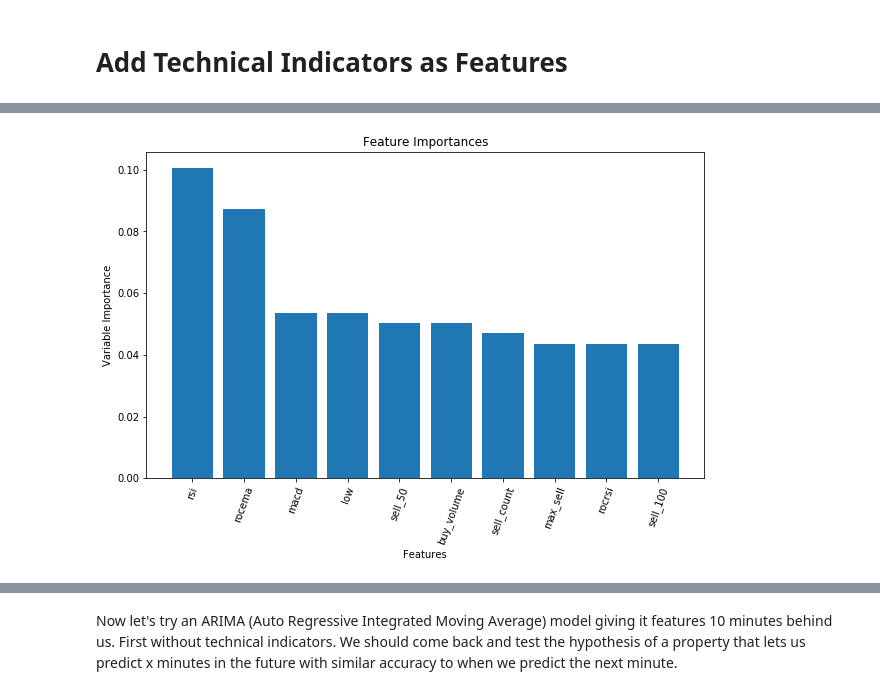
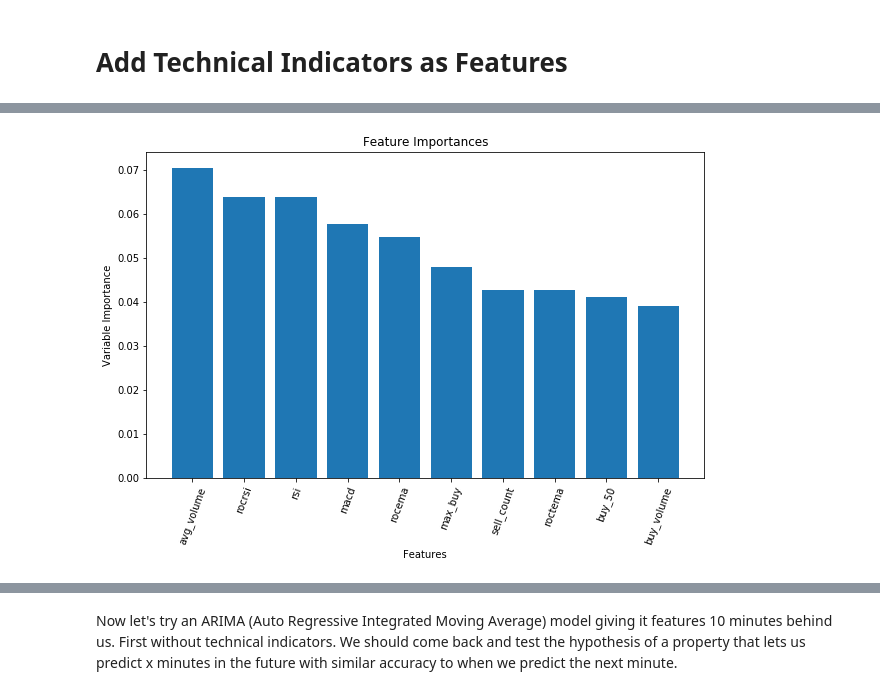
Before and after one commit to basil-chatha-zz/Springboard-Capstone, a Jupyter notebook: EDA_02-07-2020.ipynb, the cells around one changed output, grey strips where cells are left out. Saved outputs shown, nothing was run; the diff lists cells and outputs as text; code cells hidden in the pictures.

```diff
--- a/EDA_02-07-2020.ipynb
+++ b/EDA_02-07-2020.ipynb
@@ -1245,6 +1331,6 @@ test_params = {
 }
 
 clf = GridSearchCV(estimator = clf,param_grid = test_params, cv=5)
-clf.fit(xTrain, yTrain)
+clf.fit(xTrain, yTrain.values.ravel())
 print(clf.best_params_)
 # %% [output]
@@ -1252,6 +1338,6 @@ print(clf.best_params_)
 # %%
-clf = RandomForestClassifier(max_depth=6, n_estimators=20)
-clf.fit(xTrain, yTrain)
+clf = RandomForestClassifier(max_depth=6, n_estimators=40)
+clf.fit(xTrain, yTrain.values.ravel())
 # %% [output]
 RandomForestClassifier(bootstrap=True, class_weight=None, criterion='gini',
             max_depth=6, max_features='auto', max_leaf_nodes=None,
@@ -1273,6 +1359,6 @@ test_params = {
 }
 
 new_model = GridSearchCV(estimator = new_model,param_grid = test_params, cv=5)
-new_model.fit(xTrain, yTrain)
+new_model.fit(xTrain, yTrain.values.ravel())
 print(new_model.best_params_)
 # %% [output]
@@ -1280,6 +1366,6 @@ print(new_model.best_params_)
 # %%
-new_model = xgb.XGBClassifier(max_depth=2)
-new_model.fit(xTrain, yTrain)
+new_model = xgb.XGBClassifier(max_depth=4)
+new_model.fit(xTrain, yTrain.values.ravel())
 # %% [output]
 XGBClassifier(base_score=0.5, booster='gbtree', colsample_bylevel=1,
        colsample_bytree=1, gamma=0, learning_rate=0.1, max_delta_step=0,
@@ -1295,14 +1381,15 @@ print(balanced_accuracy_score(yTest, y_pred))
 # %%
-features = tryx.columns
+features = taX.columns
 importances = new_model.feature_importances_
 indices = np.argsort(importances)[::-1]
 
 fig, ax = plt.subplots(figsize=(10,6))
 ax.bar(range(xTrain.shape[1])[:10], importances[indices[:10]])
 plt.title('Feature Importances')
 plt.xticks(range(xTrain.shape[1])[:10], [features[i] for i in indices], rotation=70)
 ax.set_xlabel('Features')
 ax.set_ylabel('Variable Importance')
 plt.show()
+# bitmexorderbookspread folder for new features
 # %% [output]
-[figure, old version]
+[figure, new version]
```
Also changed, not shown: parts of 153 cells of this notebook.
